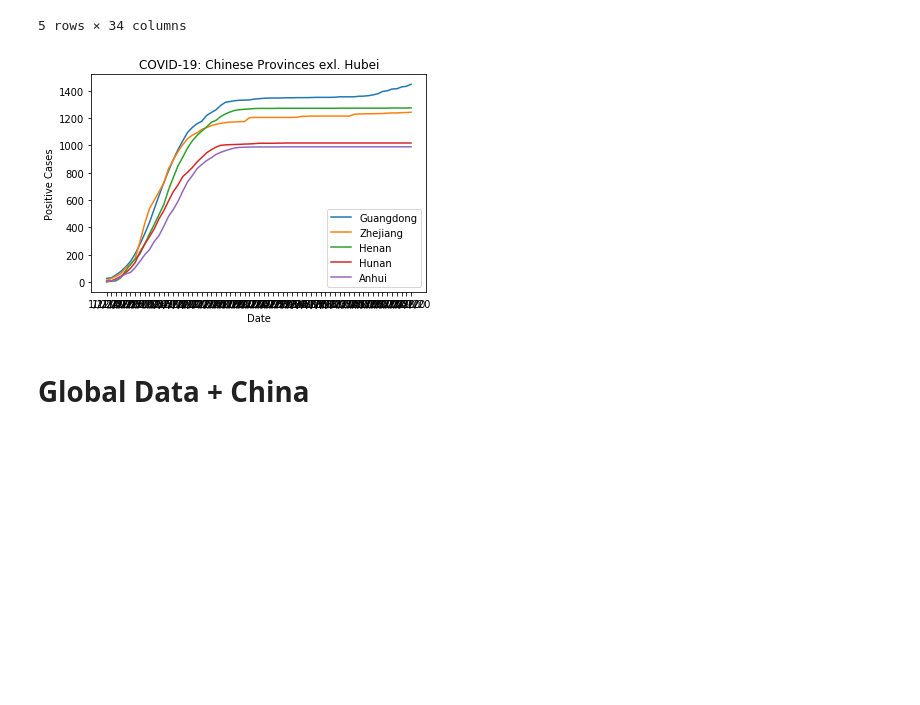
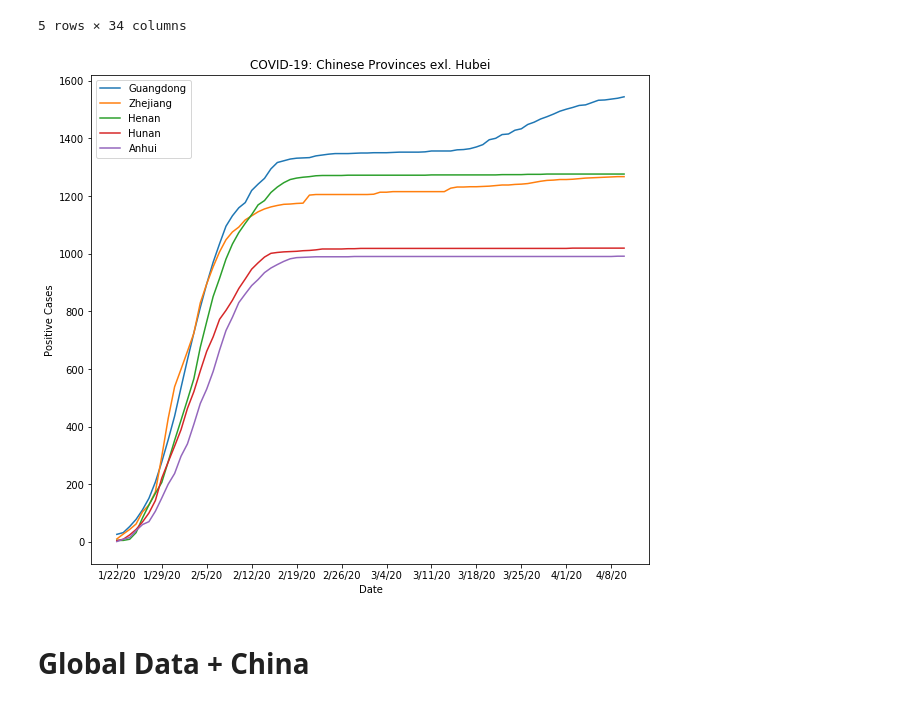
Before and after one commit to ericoliverio/covid-analysis, a Jupyter notebook: COVID Global Data.ipynb, the cells around one changed output. Drawn from its saved outputs; the diff is of its cells as text; code cells hidden in the pictures; blank space fills up the shorter version.

```diff
--- a/COVID Global Data.ipynb
+++ b/COVID Global Data.ipynb
@@ -100,19 +106,23 @@ dc.head()
 | 1/26/20 | 60 | 68 | 75 | 35 | 7 | 111 | 36 | 5 | 22 | 13 | ... |
 5 rows × 34 columns
 # %%
+plt.figure(figsize=(10,9))
+
 plt.plot(dc.index,dc.Guangdong)
 plt.plot(dc.index,dc.Zhejiang)
 plt.plot(dc.index,dc.Henan)
 plt.plot(dc.index,dc.Hunan)
 plt.plot(dc.index,dc.Anhui)
 plt.legend(['Guangdong','Zhejiang','Henan','Hunan','Anhui'])
 plt.title('COVID-19: Chinese Provinces exl. Hubei')
 plt.ylabel('Positive Cases')
 plt.xlabel('Date')
 
+ax=plt.gca()
+ax.xaxis.set_major_locator(ticker.MultipleLocator(7))
 plt.show()
 # %% [output]
-[figure, old version]
+[figure, new version]
 # %% [markdown]
 # Global Data + China
 # %%
```
Also changed, not shown: parts of 15 cells of this notebook, 2 other files.
